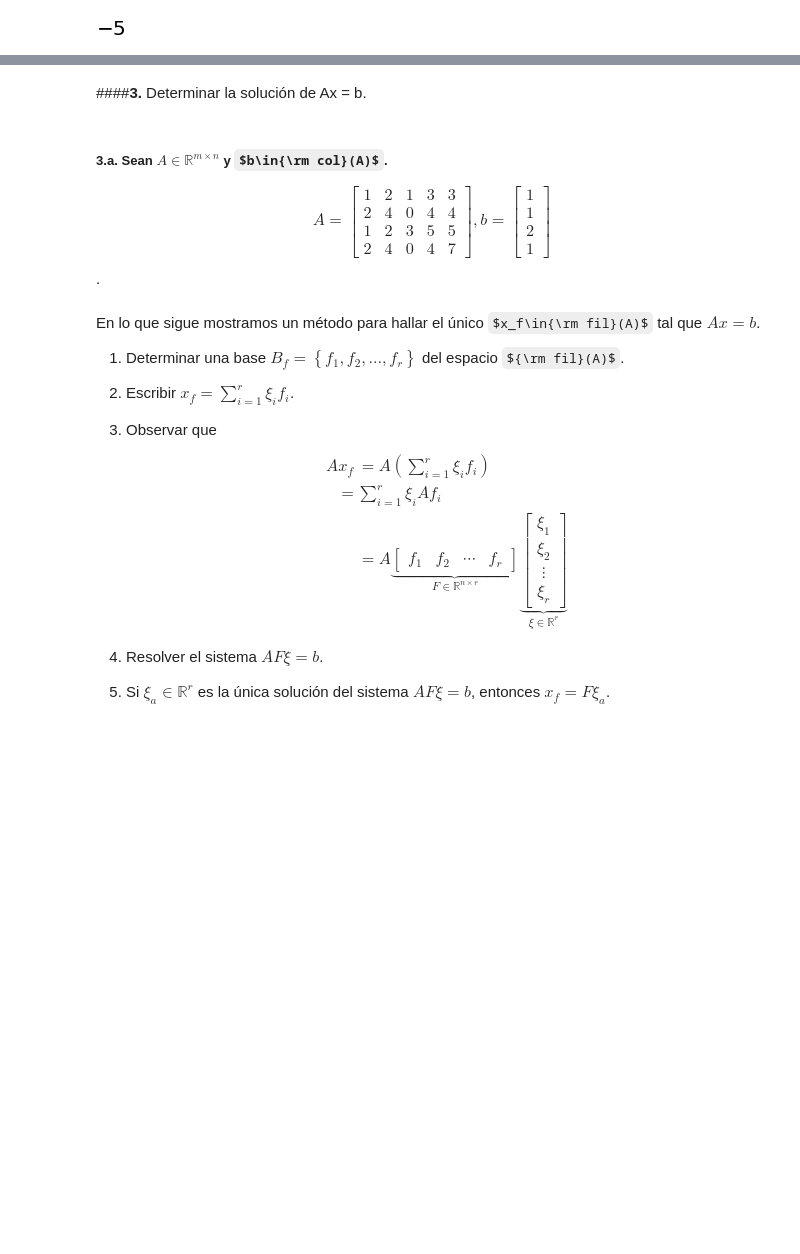
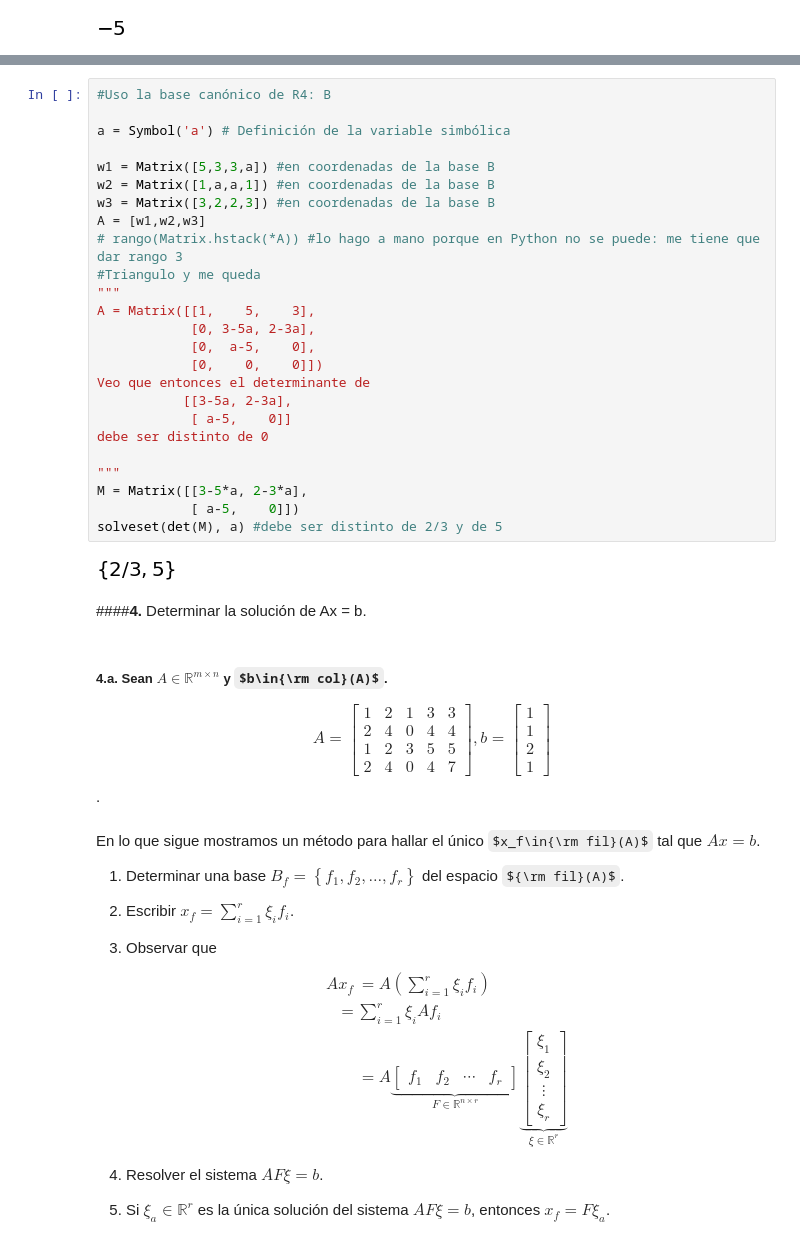
Before and after one commit to anagutson/AlgebraII, a Jupyter notebook: Guia_1.ipynb, the cells around one changed output, grey strips where cells are left out. Cells and saved outputs as stored; diff of their text form; some formulas as TeX source; blank space fills up the shorter version.

```diff
--- a/Guia_1.ipynb
+++ b/Guia_1.ipynb
@@ -695,7 +712,34 @@ A.det() #Como el determinante no es 0, entonces el conjunto es linealmente indep
+# %%
+#Uso la base canónico de R4: B
+
+a = Symbol('a') # Definición de la variable simbólica
+
+w1 = Matrix([5,3,3,a]) #en coordenadas de la base B
+w2 = Matrix([1,a,a,1]) #en coordenadas de la base B
+w3 = Matrix([3,2,2,3]) #en coordenadas de la base B
+A = [w1,w2,w3]
+# rango(Matrix.hstack(*A)) #lo hago a mano porque en Python no se puede: me tiene que dar rango 3
+#Triangulo y me queda
+"""
+A = Matrix([[1,    5,    3],
+            [0, 3-5a, 2-3a],
+            [0,  a-5,    0],
+            [0,    0,    0]])
+Veo que entonces el determinante de
+           [[3-5a, 2-3a],
+            [ a-5,    0]]
+debe ser distinto de 0
+
+"""
+M = Matrix([[3-5*a, 2-3*a],
+            [ a-5,    0]])
+solveset(det(M), a) #debe ser distinto de 2/3 y de 5
+# %% [output]
+[figure, added]
 # %% [markdown]
-####**3.** Determinar la solución de Ax = b.
+####**4.** Determinar la solución de Ax = b.
 # %% [markdown]
-##### 3.**a.** Sean $A\in\mathbb{R}^{m\times n}$ y $b\in{\rm col}(A)$.
+##### 4.**a.** Sean $A\in\mathbb{R}^{m\times n}$ y $b\in{\rm col}(A)$.
 
 \begin{equation} A = \begin{bmatrix}1&2&1&3&3\\2&4&0&4&4\\1&2&3&5&5\\2&4&0&4&7\end{bmatrix}, b = \begin{bmatrix}1\\1\\2\\1\end{bmatrix}\end{equation}.
 # %% [markdown]
```
Also changed, not shown: parts of 36 cells of this notebook.
